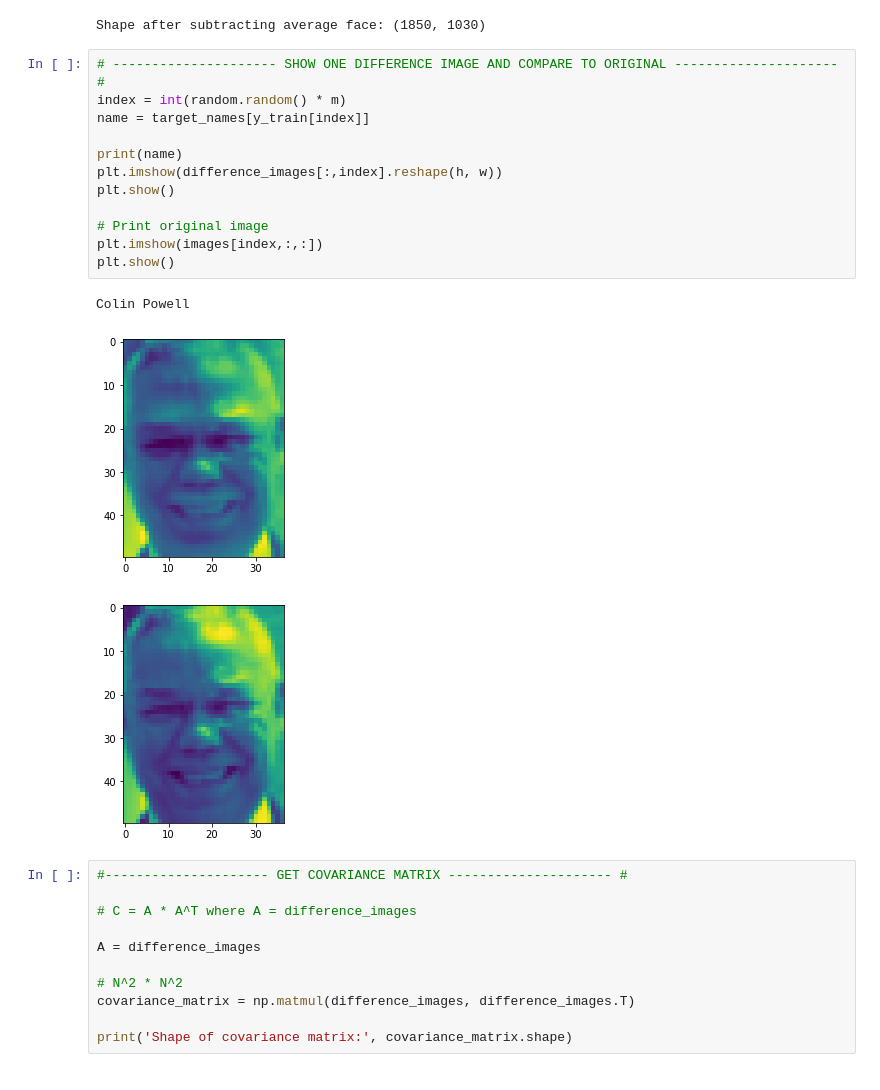
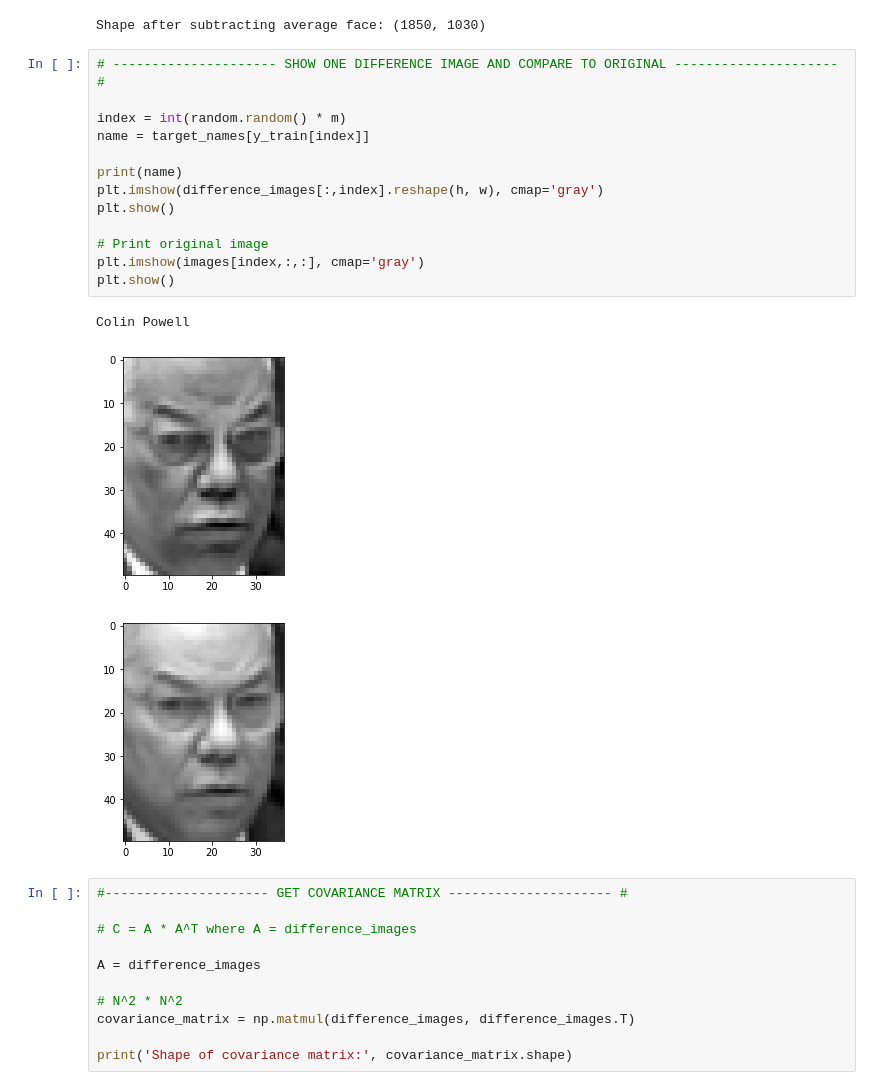
Before and after one commit to ahmedmoh1234/FaceDetection-Recognition, a Jupyter notebook: Recognizer/recognizer.ipynb, the cells around one changed output. Drawn from its saved outputs; the diff is of its cells as text.

```diff
--- a/Recognizer/recognizer.ipynb
+++ b/Recognizer/recognizer.ipynb
@@ -138,20 +142,21 @@ print(f'Shape after subtracting average face: {difference_images.shape}')
 Shape after subtracting average face: (1850, 1030)
 # %%
 # --------------------- SHOW ONE DIFFERENCE IMAGE AND COMPARE TO ORIGINAL --------------------- #
+
 index = int(random.random() * m)
 name = target_names[y_train[index]]
 
 print(name)
-plt.imshow(difference_images[:,index].reshape(h, w))
+plt.imshow(difference_images[:,index].reshape(h, w), cmap='gray')
 plt.show()
 
 # Print original image
-plt.imshow(images[index,:,:])
+plt.imshow(images[index,:,:], cmap='gray')
 plt.show()
 # %% [output]
 Colin Powell
-[figure, old version]
+[figure, new version]
-[figure, old version]
+[figure, new version]
 # %%
 #--------------------- GET COVARIANCE MATRIX --------------------- #
 
```
Also changed, not shown: parts of 16 cells of this notebook.
